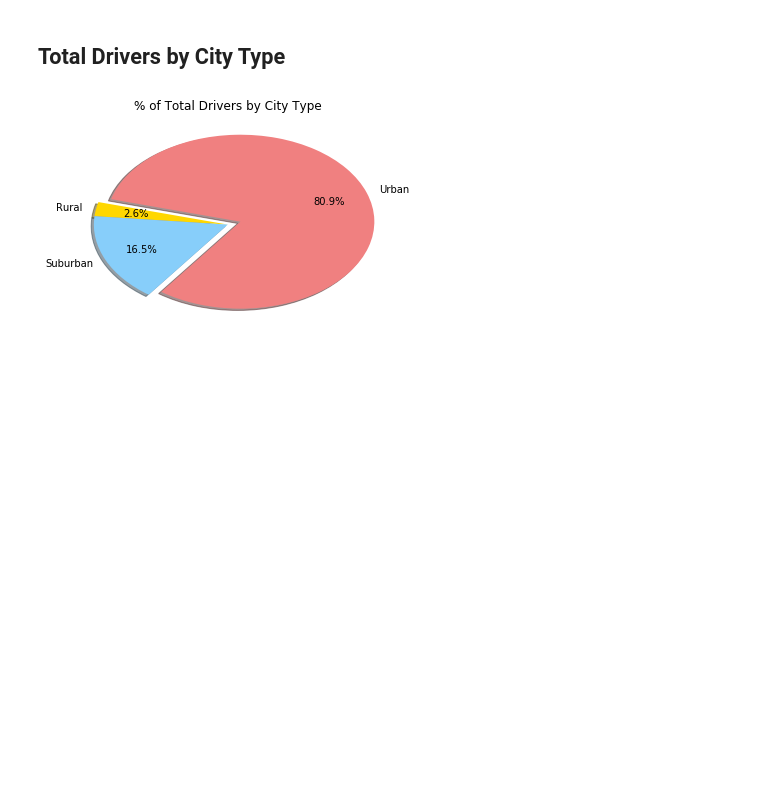
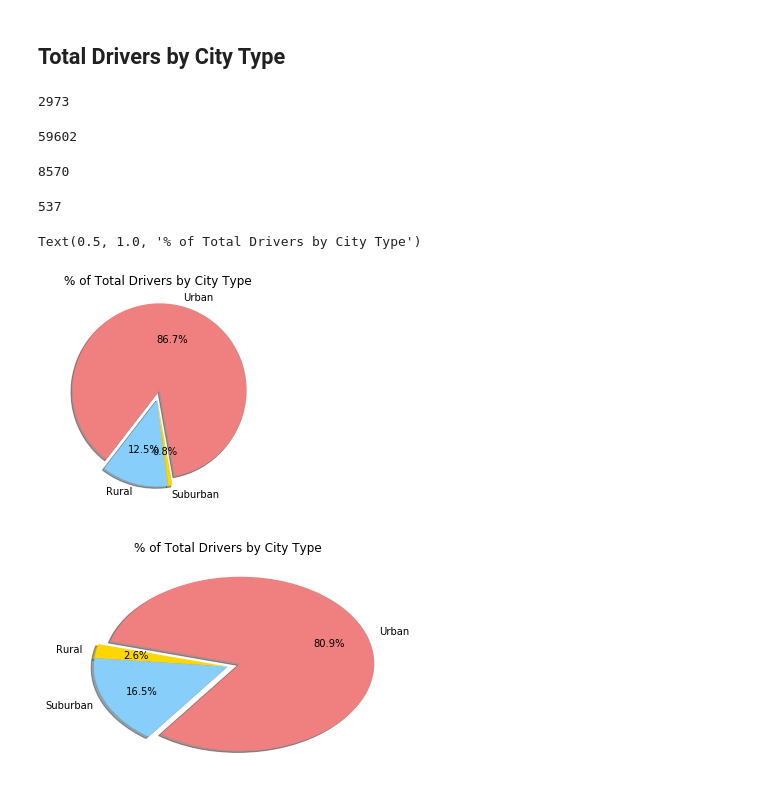
Before and after one commit to crfranch/matplotlib-challenge, a Jupyter notebook: 05-Matplotlib/Instructions/Pyber/pyber_starter.ipynb, the cells around one changed output. Drawn from its saved outputs; the diff is of its cells as text; code cells hidden in the pictures; blank space fills up the shorter version.

```diff
--- a/05-Matplotlib/Instructions/Pyber/pyber_starter.ipynb
+++ b/05-Matplotlib/Instructions/Pyber/pyber_starter.ipynb
@@ -126,3 +195,52 @@ plt.show()
+# %%
+# Calculate Ride Percents
+# Calculate the Total Amount of Rides
+Total_drivers = city_df['driver_count'].sum()
+Total_drivers
+# %% [output]
+2973
+# %%
+# Calculate Total Drivers in Urban City
+Urban_driver_count = Urban_City['driver_count'].sum()
+Urban_driver_count.round(2)
+# %% [output]
+59602
+# %%
+# Calculate Total Drivers in Suburban City
+Suburban_driver_count = Suburban_City['driver_count'].sum()
+Suburban_driver_count.round(2)
+# %% [output]
+8570
+# %%
+# Calculate Total Drivers in Rural City
+Rural_driver_count = Rural_City['driver_count'].sum()
+Rural_driver_count.round(2)
+# %% [output]
+537
+# %%
+# Create Components of a Pie Chart
+
+# Labels for the sections of our pie chart
+labels = ["Urban", "Rural", "Suburban"]
+
+# The values of each section of the pie chart
+sizes = [Urban_driver_count, Suburban_driver_count, Rural_driver_count]
+
+# The colors of each section of the pie chart
+colors = ["lightcoral", "lightskyblue", "gold"]
+
+# Tells matplotlib to seperate the "Python" section from the others
+explode = [0.11, 0, 0]
+
+# Assemble Pie Chart Components
+plt.pie(sizes, explode=explode, labels=labels, colors=colors,
+        autopct="%1.1f%%", shadow=True, startangle=280)
+plt.title("% of Total Drivers by City Type")
+
+# Save Figure
+# %% [output]
+Text(0.5, 1.0, '% of Total Drivers by City Type')
+[figure, added]
 # %%
 # Show Figure
 plt.show()
```
Also changed, not shown: parts of 16 cells of this notebook.
